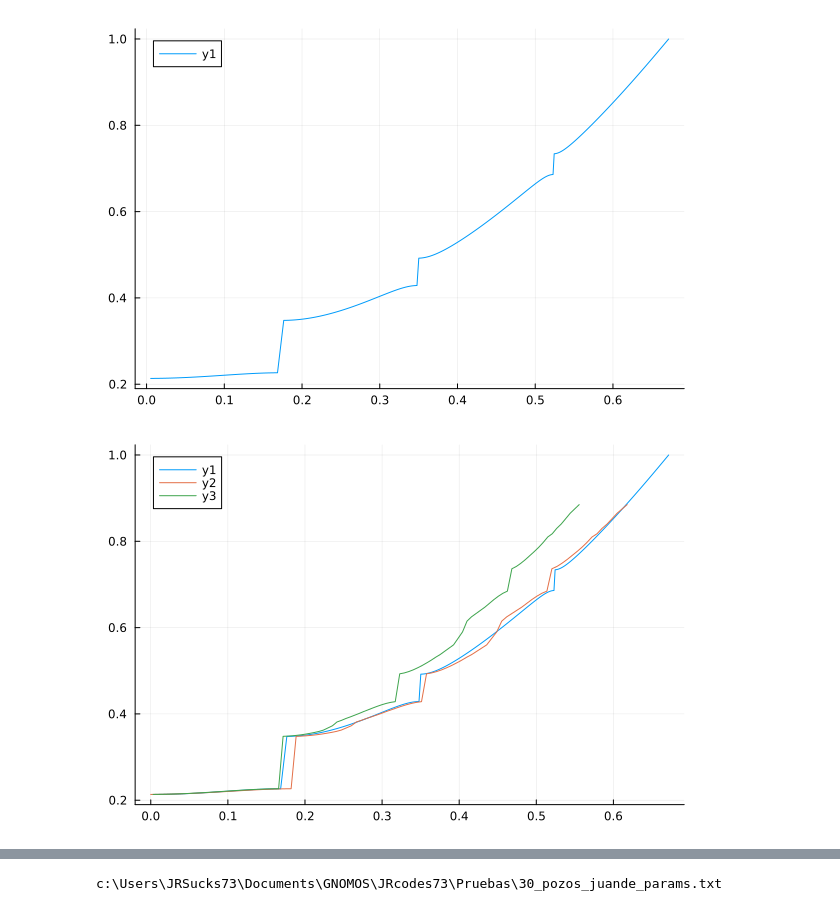
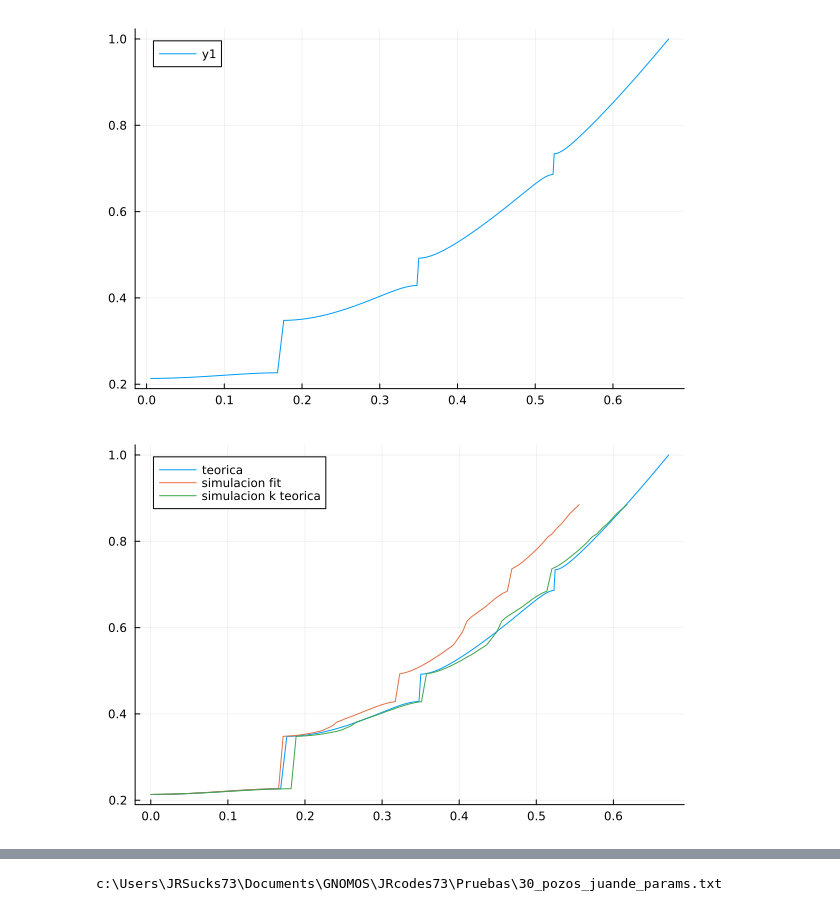
Before and after one commit to teresa-p-l/GNOMOS, a Jupyter notebook: JRcodes73/Bandas_anal/Bandas_analiticas.ipynb, the cells around one changed output, grey strips where cells are left out. Drawn from its saved outputs; the diff is of its cells as text; code cells hidden in the pictures.

```diff
--- a/JRcodes73/Bandas_anal/Bandas_analiticas.ipynb
+++ b/JRcodes73/Bandas_anal/Bandas_analiticas.ipynb
@@ -124,9 +124,11 @@ display(p2)
 [figure]
 [figure]
 # %%
-plot!(p2, k_sim, prueba[:,2])
+p2 = plot(k_bandas,E_bandas, label = "teorica")
+plot!(p2, k_sim, prueba[:,2], label = "simulacion fit")
+plot!(p2, k_sim_fit, prueba[:,2], label = "simulacion k teorica")
 # %% [output]
-[figure, old version]
+[figure, new version]
 # %%
 display(p2)
 # %% [output]
```
Also changed, not shown: parts of 1 cell of this notebook.
